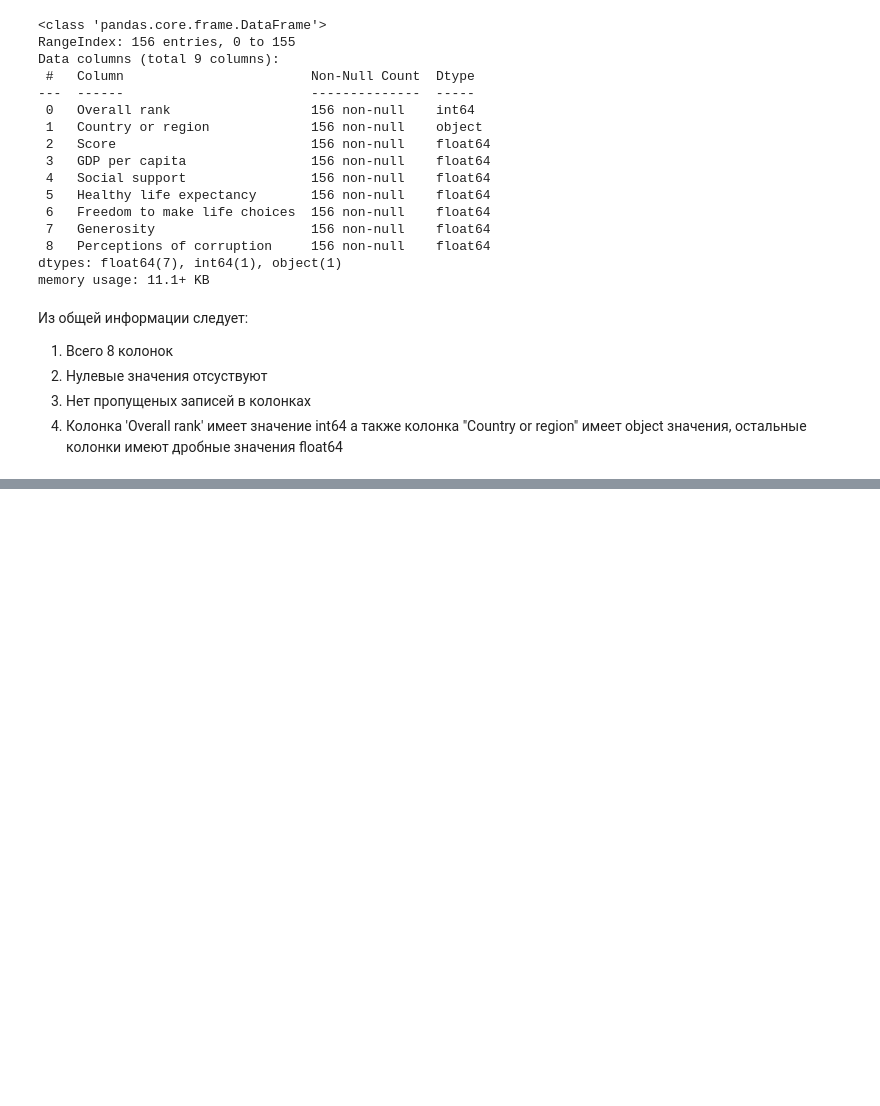
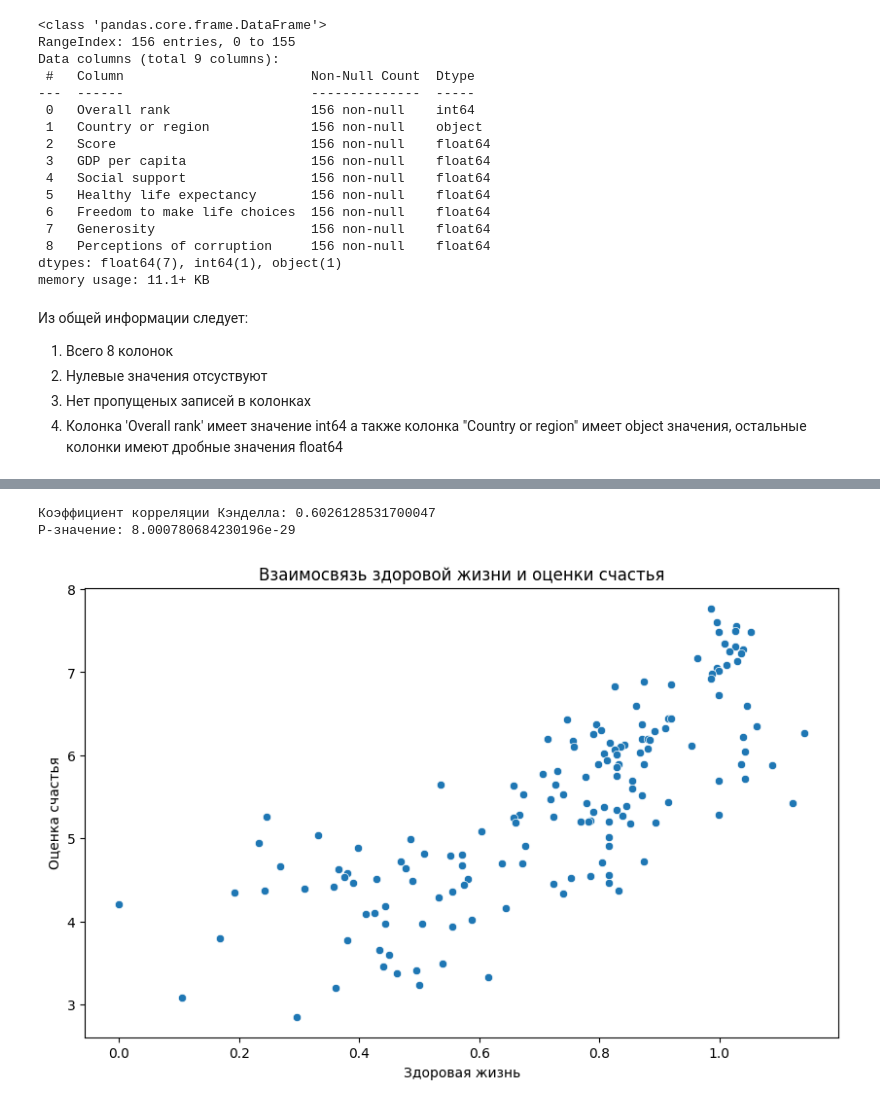
Before and after one commit to Ritorta/PythonDataBase, a Jupyter notebook: Work#2/Task_1.ipynb, the cells around one changed output, grey strips where cells are left out. Drawn from its saved outputs; the diff is of its cells as text; code cells hidden in the pictures; blank space fills up the shorter version.

```diff
--- a/Work#2/Task_1.ipynb
+++ b/Work#2/Task_1.ipynb
@@ -530,0 +268,17 @@ plt.show()
+# %%
+# Расчет коэффициента Кэнделла
+tau, p_value = kendalltau(df_report["Healthy life expectancy"], df_report["Score"])
+print(f"Коэффициент корреляции Кэнделла: {tau}")
+print(f"P-значение: {p_value}")
+
+# Визуализация
+plt.figure(figsize=(10, 6))
+sns.scatterplot(x="Healthy life expectancy", y="Score", data=df_report)
+plt.title('Взаимосвязь здоровой жизни и оценки счастья')
+plt.xlabel('Здоровая жизнь')
+plt.ylabel('Оценка счастья')
+plt.show()
+# %% [output]
+Коэффициент корреляции Кэнделла: 0.6026128531700047
+P-значение: 8.000780684230196e-29
+[figure, added]
```
Also changed, not shown: parts of 37 cells of this notebook.
